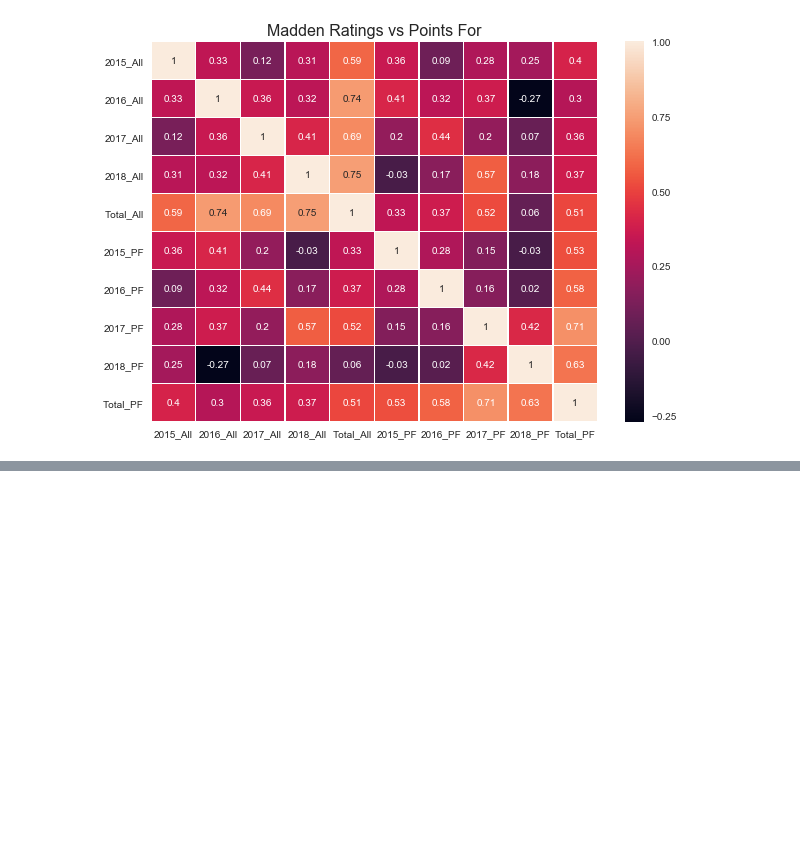
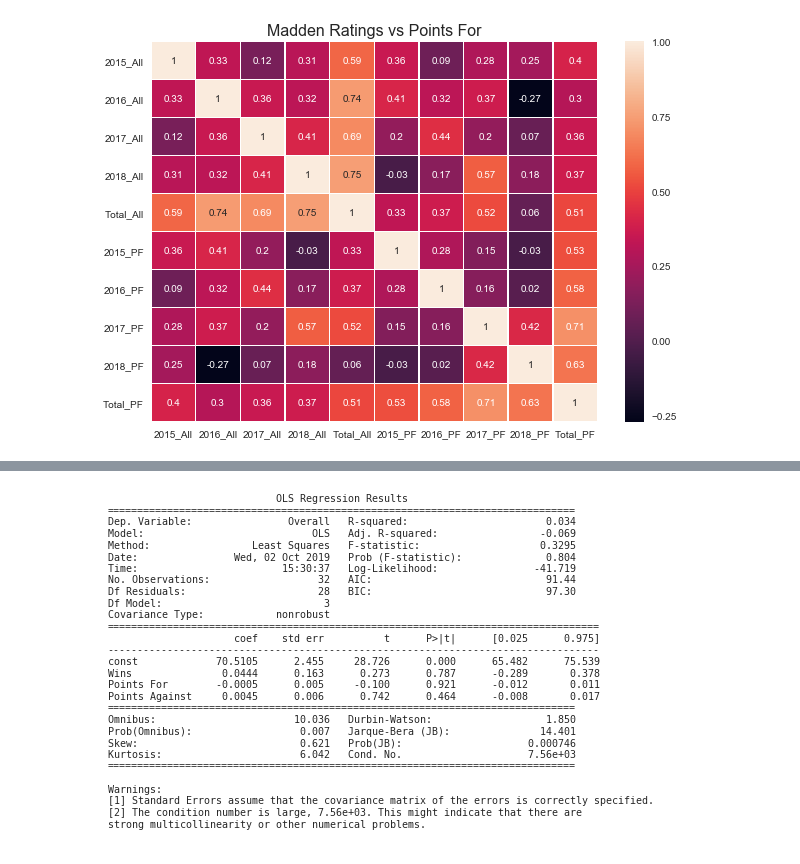
Before and after one commit to 00geist00/project-one, a Jupyter notebook: data_import.ipynb, the cells around one changed output, grey strips where cells are left out. Cells and saved outputs as stored; diff of their text form; code cells hidden in the pictures; blank space fills up the shorter version.

```diff
--- a/data_import.ipynb
+++ b/data_import.ipynb
@@ -300,0 +354,8 @@ fig.savefig("Figure3 - Madden Rating vs Points For")
+# %%
+y_2018 = regression_2018["Overall"]
+X_2018 = regression_2018[["Wins", "Points For", "Points Against"]]
+X_2018 = sm.add_constant(X)
+
+model = sm.OLS(y_2018, X_2018).fit()
+predictions = model.predict(X_2018)
+model.summary()
@@ -300,0 +386,8 @@ fig.savefig("Figure3 - Madden Rating vs Points For")
+# %%
+plt.rc('figure', figsize=(8, 5))
+plt.text(0.01, 0.05, str(model.summary()), {'fontsize': 10}, fontproperties = 'monospace') # approach improved by OP -> monospace!
+plt.axis('off')
+plt.tight_layout()
+plt.savefig('Table1 - Regression 2018.png')
+# %% [output]
+[figure, added]
```
Also changed, not shown: parts of 15 cells of this notebook, 2 other files.
